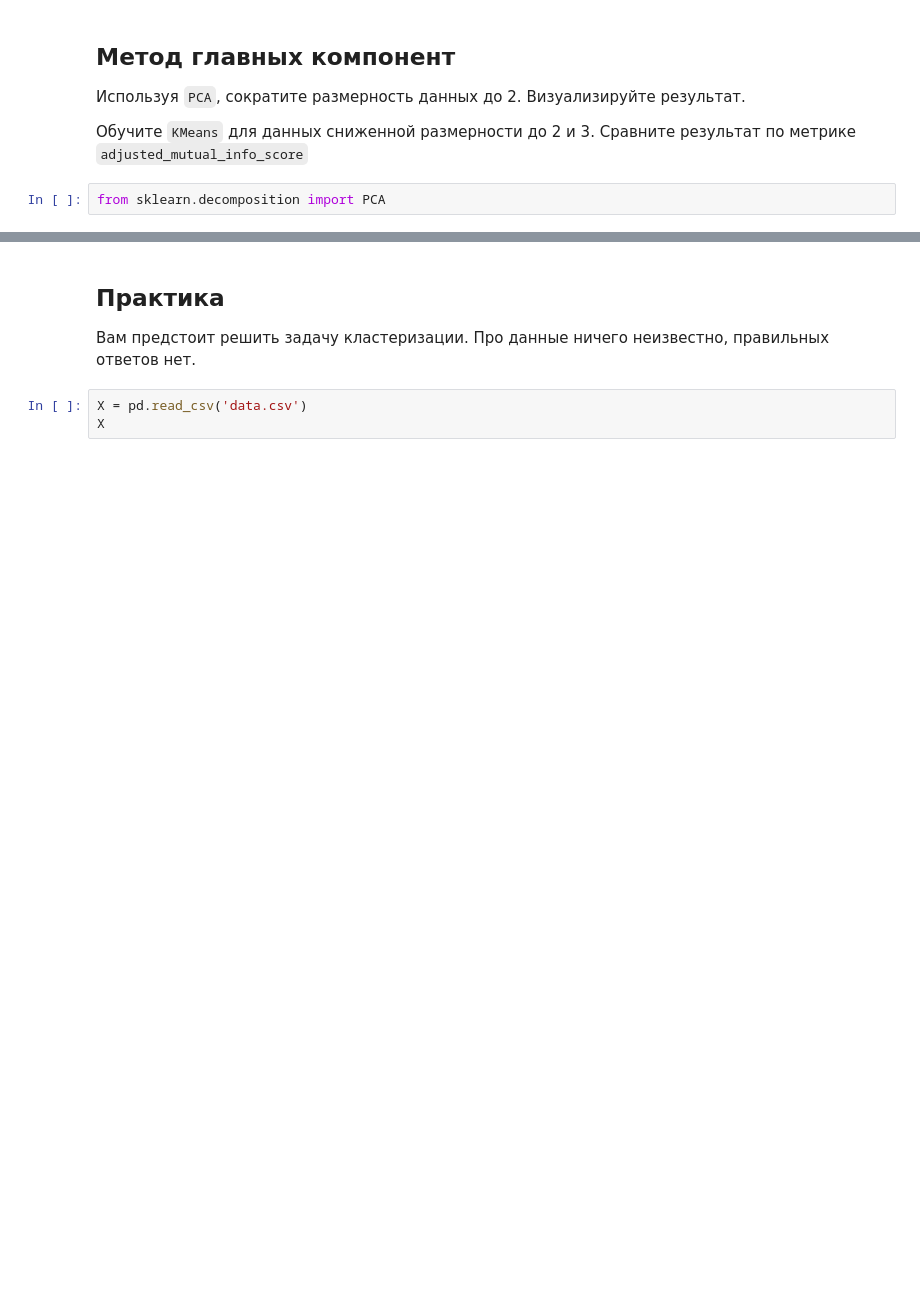
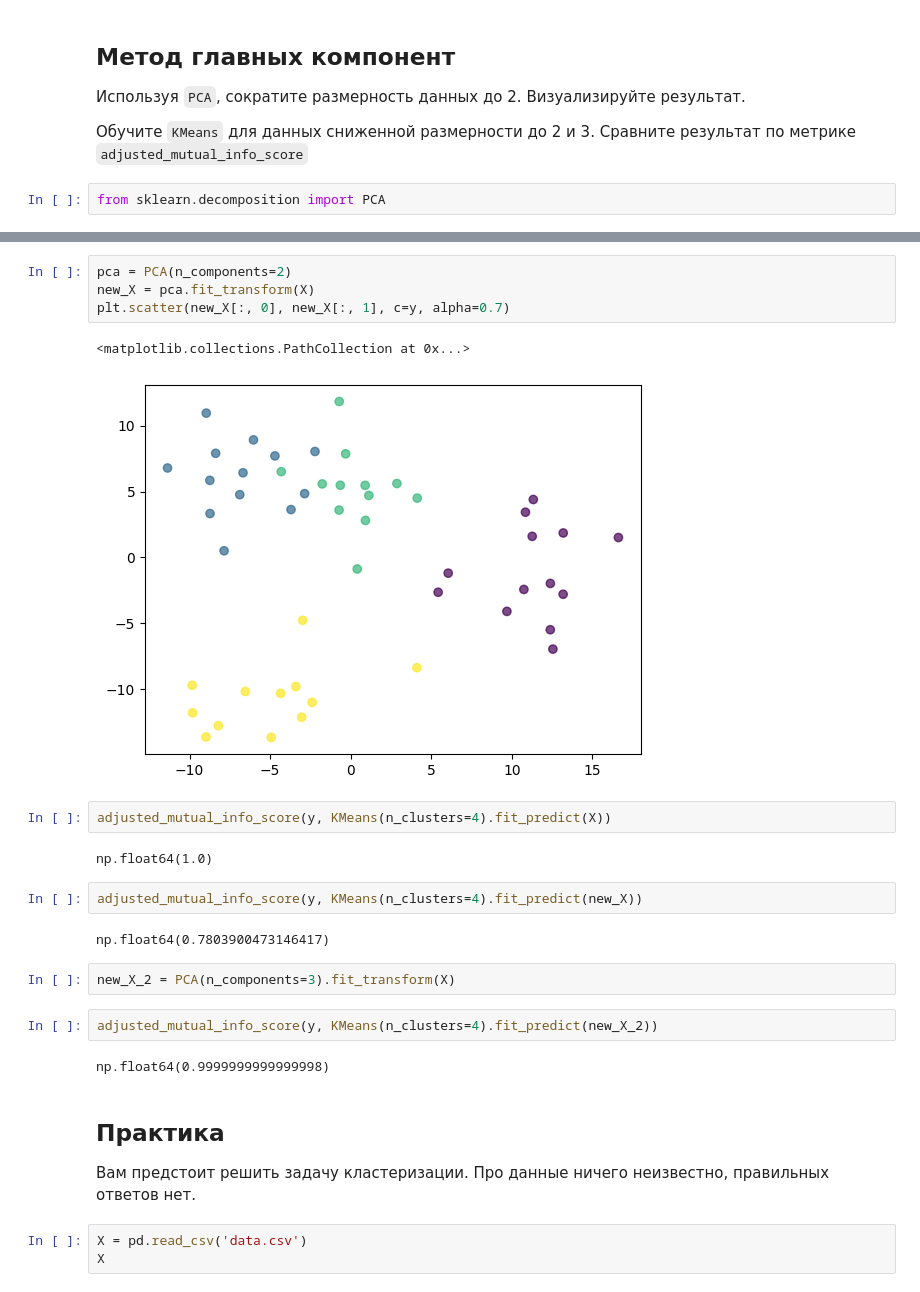
Before and after one commit to potopinc/colab, a Jupyter notebook: ML_13_14.ipynb, the cells around one changed output, grey strips where cells are left out. Cells and saved outputs as stored; diff of their text form; blank space fills up the shorter version.

```diff
--- a/ML_13_14.ipynb
+++ b/ML_13_14.ipynb
@@ -219,3 +236,24 @@ from sklearn.decomposition import PCA
+# %%
+pca = PCA(n_components=2)
+new_X = pca.fit_transform(X)
+plt.scatter(new_X[:, 0], new_X[:, 1], c=y, alpha=0.7)
+# %% [output]
+<matplotlib.collections.PathCollection at 0x...>
+[figure, added]
+# %%
+adjusted_mutual_info_score(y, KMeans(n_clusters=4).fit_predict(X))
+# %% [output]
+np.float64(1.0)
+# %%
+adjusted_mutual_info_score(y, KMeans(n_clusters=4).fit_predict(new_X))
+# %% [output]
+np.float64(0.7803900473146417)
+# %%
+new_X_2 = PCA(n_components=3).fit_transform(X)
+# %%
+adjusted_mutual_info_score(y, KMeans(n_clusters=4).fit_predict(new_X_2))
+# %% [output]
+np.float64(0.9999999999999998)
 # %% [markdown]
 ## Практика
 
```
Also changed, not shown: parts of 11 cells of this notebook.
